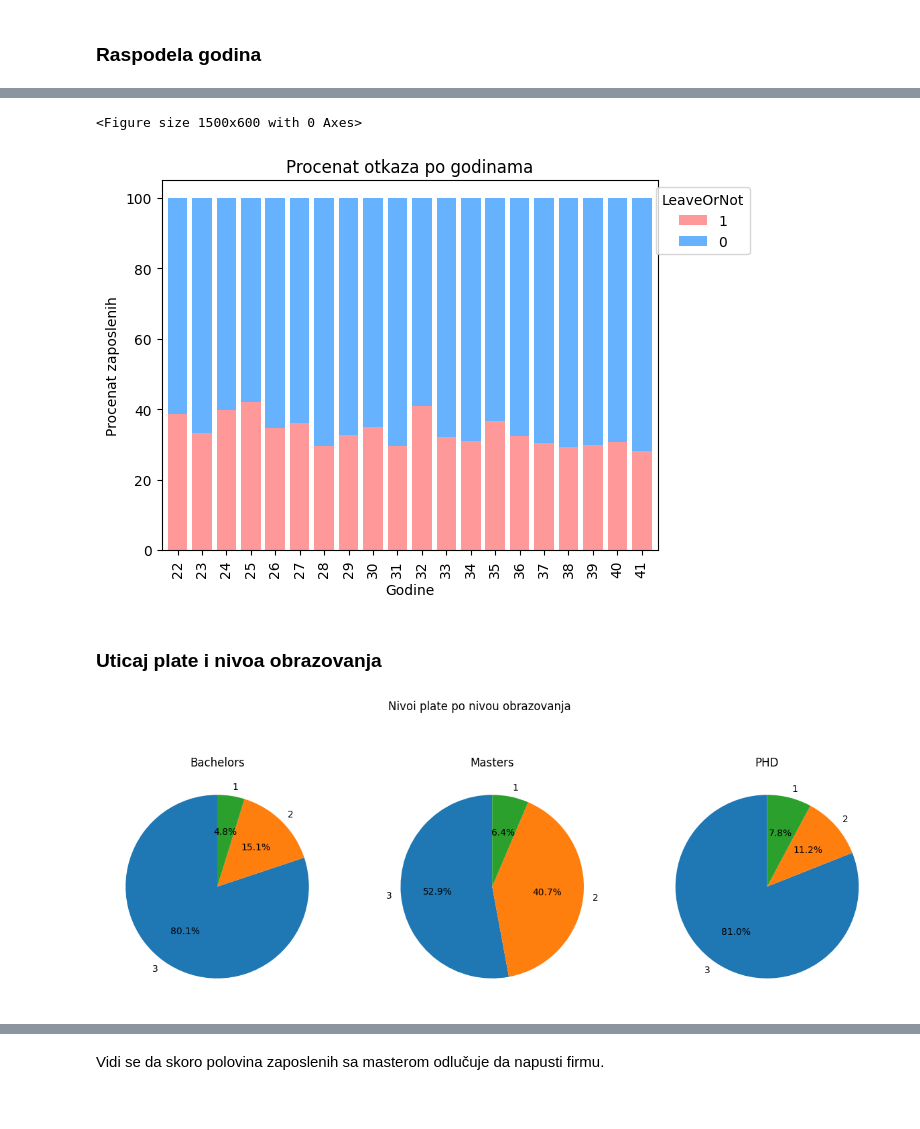
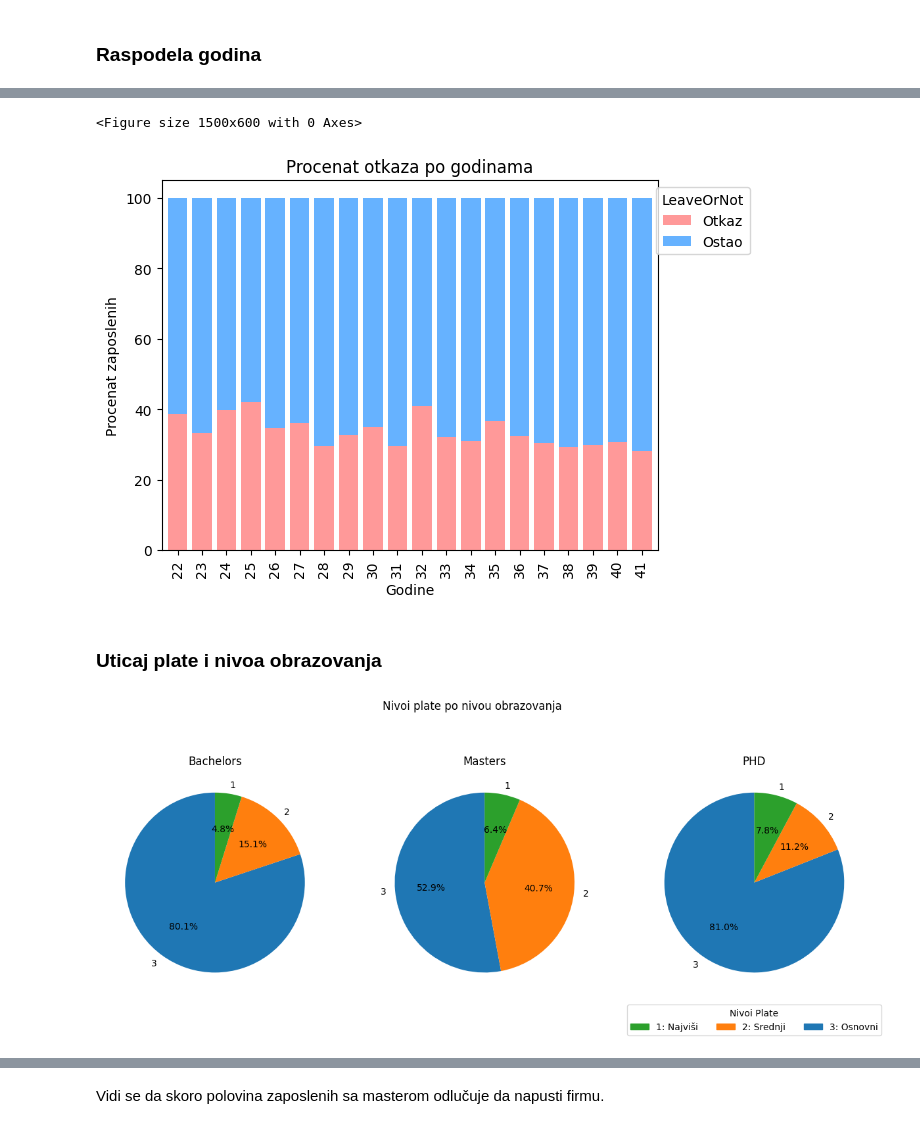
Before and after one commit to SV25-22/numericki, a Jupyter notebook: projekat.ipynb, the cells around one changed output, grey strips where cells are left out. Cells and saved outputs as stored; diff of their text form; code cells hidden in the pictures.

Commit message:
Fixed some graphs

```diff
--- a/projekat.ipynb
+++ b/projekat.ipynb
@@ -207,37 +226,45 @@ plt.show()
 # %%
-percentage_leave_by_age = df.groupby(['Age', 'LeaveOrNot']).size().unstack().div(df.groupby('Age').size(), axis=0) * 100
-percentage_leave_by_age[0] = 100 - percentage_leave_by_age[1].fillna(0)
+plt.figure(figsize=(15, 6))
+percentage_leave_by_age.plot(kind='bar', stacked=True, color=['#FF9999', '#66B2FF'], width=0.8)
 
-percentage_leave_by_age = percentage_leave_by_age.loc[:, ::-1]
-
-plt.figure(figsize=(15, 6)); #ovo sklanja <figure size 1500x600 with 0 cases>
-percentage_leave_by_age.plot(kind='bar', stacked=True, color=[ '#FF9999','#66B2FF'], width=0.8)
 
 plt.xlabel('Godine')
 plt.ylabel('Procenat zaposlenih')
 plt.title('Procenat otkaza po godinama')
-plt.legend(title='LeaveOrNot', loc='upper right', bbox_to_anchor=(1.2, 1))
+
+
+plt.legend(title='LeaveOrNot', labels=['Otkaz', 'Ostao'], loc='upper right', bbox_to_anchor=(1.2, 1))
+
 plt.show()
 # %% [output]
 <Figure size 1500x600 with 0 Axes>
-[figure, old version]
+[figure, new version]
 # %% [markdown]
 ### Uticaj plate i nivoa obrazovanja
 # %%
 education_levels = df['Education'].unique()
 
 fig, axs = plt.subplots(1, len(education_levels), figsize=(15, 5))
 
+payment_tier_labels = {1: 'Najviši', 2: 'Srednji', 3: 'Osnovni'}
+default_colors = plt.rcParams['axes.prop_cycle'].by_key()['color']
+
 for i, education_level in enumerate(education_levels):
     subset = df[df['Education'] == education_level]
     payment_tier_counts = subset['PaymentTier'].value_counts()
 
-    axs[i].pie(payment_tier_counts, labels=payment_tier_counts.index, autopct='%1.1f%%', startangle=90)
+    axs[i].pie(payment_tier_counts, labels=payment_tier_counts.index, autopct='%1.1f%%', startangle=90, colors=default_colors)
     axs[i].set_title(f'{education_level}')
 
-plt.suptitle('Nivoi plate po nivou obrazovanja', y=1.05) #objasniti 1,2,3 kao visoko, srednje najnize
+default_colors[0], default_colors[2] = default_colors[2], default_colors[0]
+
+
+handles = [plt.Rectangle((0,0),1,1, color=default_colors[i], label=f'{key}: {payment_tier_labels[key]}') for i, key in enumerate(payment_tier_labels.keys())]
+plt.legend(handles=handles, title='Nivoi Plate', loc='lower center', bbox_to_anchor=(0.5, -0.2), ncol=len(payment_tier_labels))
+
+plt.suptitle('Nivoi plate po nivou obrazovanja', y=1.05)
 plt.show()
 # %% [output]
-[figure, old version]
+[figure, new version]
 # %%
 plt.figure()
```
Also changed, not shown: parts of 24 cells of this notebook.
